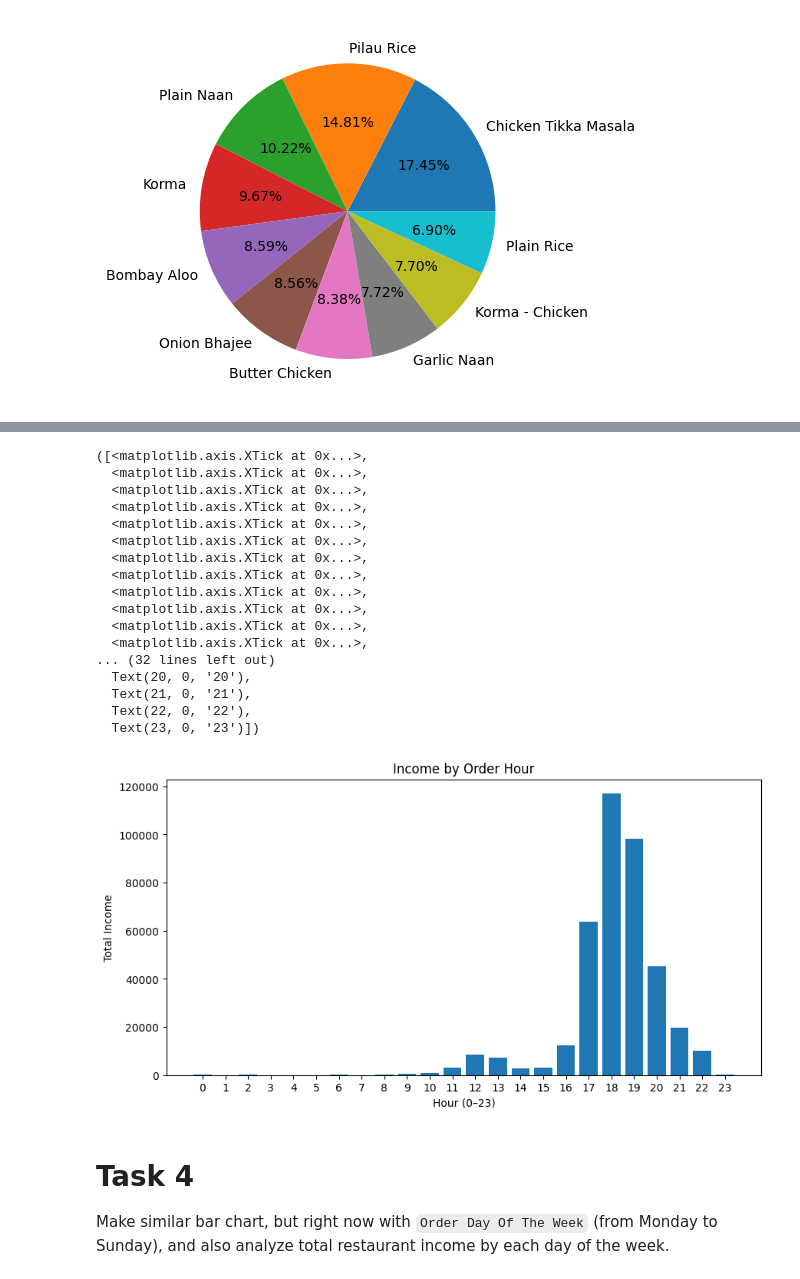
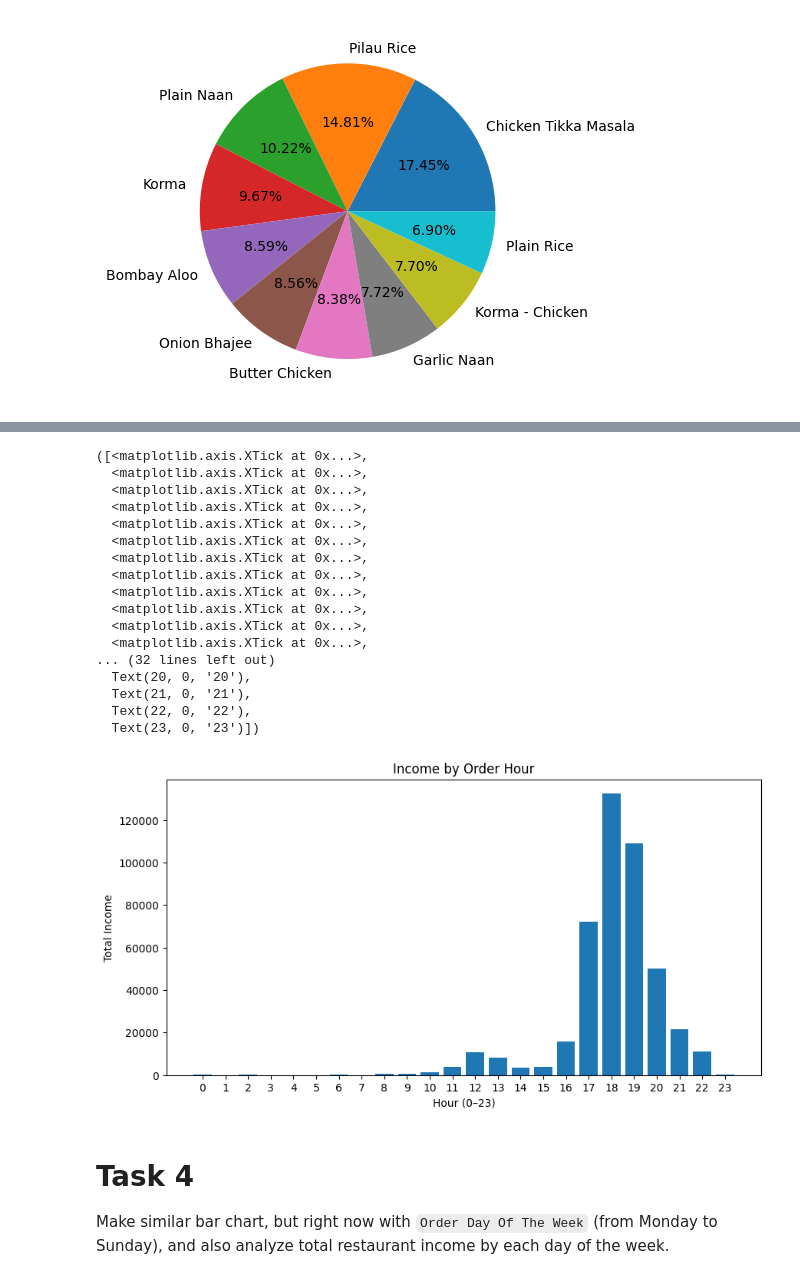
Before and after one commit to Sir-Churchill/py-restaurant-data-analysis, a Jupyter notebook: app/main.ipynb, the cells around one changed output, grey strips where cells are left out. Cells and saved outputs as stored; diff of their text form; code cells hidden in the pictures.

```diff
--- a/app/main.ipynb
+++ b/app/main.ipynb
@@ -117,37 +117,38 @@ df["datetime"] = pd.to_datetime(df["datetime"])
 df["Order Hour"] = df["datetime"].dt.hour
 
 hourly_income = (
-    df.groupby("Order Hour")["price"]
+    df.assign(total_income=df["quantity"] * df["price"])
+    .groupby("Order Hour")["total_income"]
       .sum()
       .reindex(range(24), fill_value=0)
 )
 
 plt.figure(figsize=(10,5))
 plt.bar(hourly_income.index, hourly_income.values)
 
 plt.xlabel("Hour (0–23)")
 plt.ylabel("Total Income")
 plt.title("Income by Order Hour")
 plt.xticks(range(24))
 # %% [output]
 ([<matplotlib.axis.XTick at 0x...>,
   <matplotlib.axis.XTick at 0x...>,
   <matplotlib.axis.XTick at 0x...>,
   <matplotlib.axis.XTick at 0x...>,
   <matplotlib.axis.XTick at 0x...>,
   <matplotlib.axis.XTick at 0x...>,
   <matplotlib.axis.XTick at 0x...>,
   <matplotlib.axis.XTick at 0x...>,
   <matplotlib.axis.XTick at 0x...>,
   <matplotlib.axis.XTick at 0x...>,
   <matplotlib.axis.XTick at 0x...>,
   <matplotlib.axis.XTick at 0x...>,
 ... (32 lines left out)
   Text(20, 0, '20'),
   Text(21, 0, '21'),
   Text(22, 0, '22'),
   Text(23, 0, '23')])
-[figure, old version]
+[figure, new version]
 # %% [markdown]
 # Task 4
 Make similar bar chart, but right now with `Order Day Of The Week` (from Monday to Sunday), and also analyze total restaurant income by each day of the week.
```
Also changed, not shown: parts of 1 cell of this notebook.
